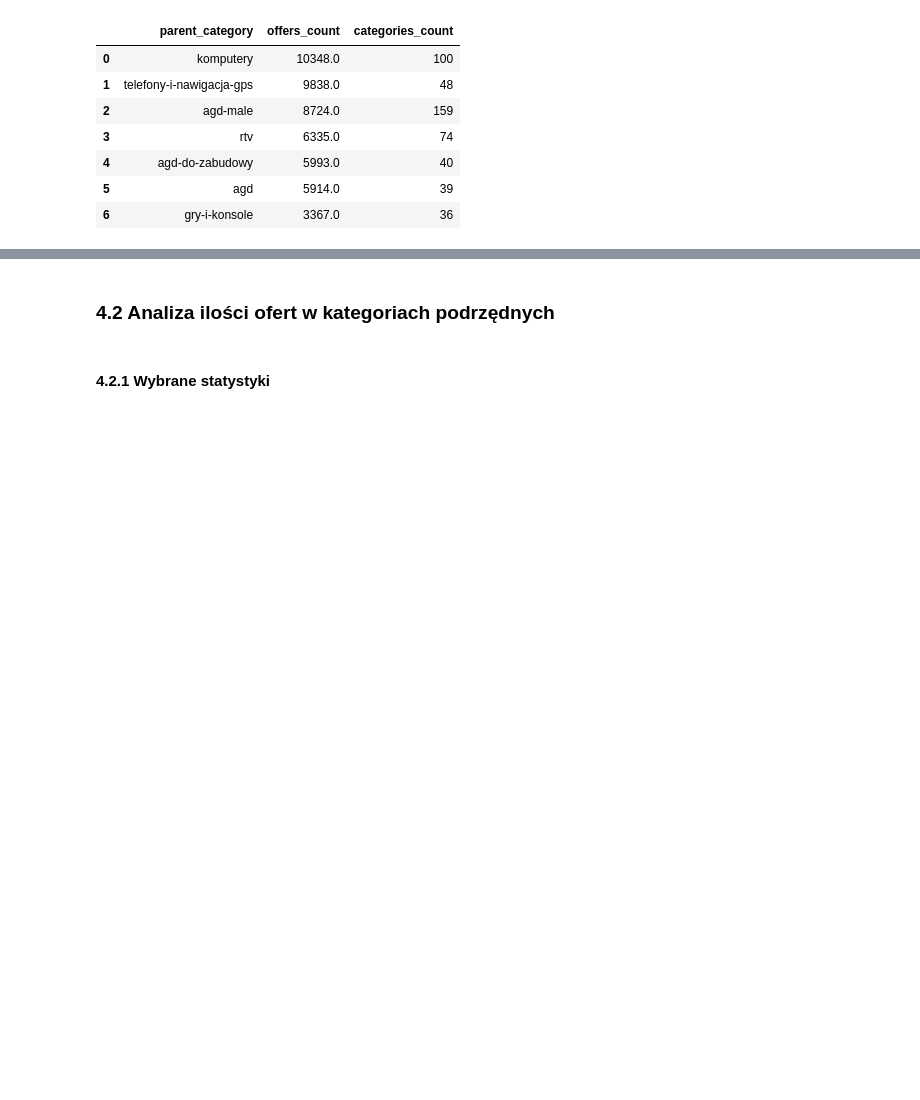
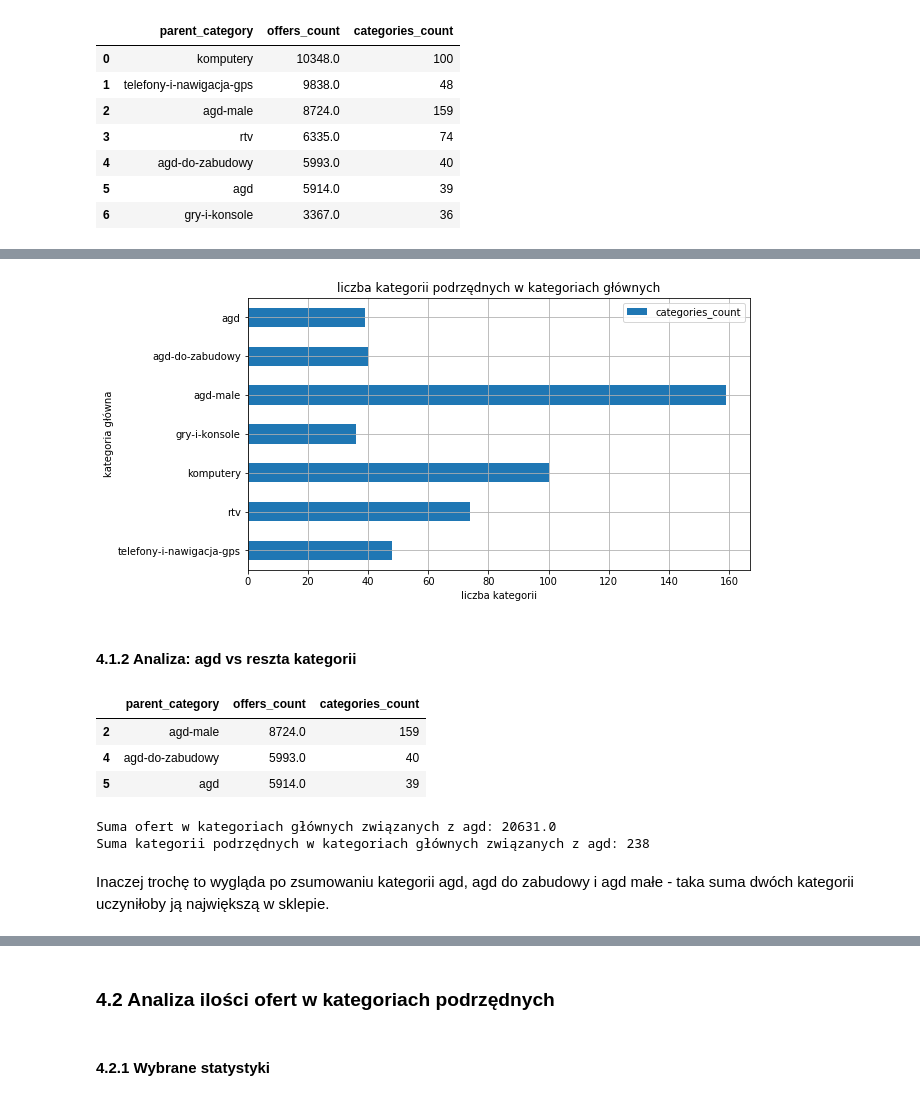
Before and after one commit to grzegorzpokorski/nocna-promocja-euro.com.pl, a Jupyter notebook: categories_analysis.ipynb, the cells around one changed output, grey strips where cells are left out. Cells and saved outputs as stored; diff of their text form; code cells hidden in the pictures; blank space fills up the shorter version.

```diff
--- a/categories_analysis.ipynb
+++ b/categories_analysis.ipynb
@@ -142,0 +91,12 @@ Oferty związane z agd stanowią prawie 50% wszystkich dostępnych ofert w sklep
+# %%
+parent_categories_summary[['parent_category','categories_count']].set_index('parent_category').sort_values(by='parent_category', ascending=False).plot.barh(figsize=(9,5))
+plt.title('liczba kategorii podrzędnych w kategoriach głównych')
+plt.xlabel('liczba kategorii')
+plt.ylabel('kategoria główna')
+plt.grid()
+plt.savefig('./charts/liczba kategorii podrzędnych w kategoriach głównych.png')
+plt.show()
+# %% [output]
+[figure, added]
+# %% [markdown]
+#### 4.1.2 Analiza: agd vs reszta kategorii
@@ -142,0 +106,17 @@ Oferty związane z agd stanowią prawie 50% wszystkich dostępnych ofert w sklep
+# %%
+only_within_agd
+# %% [output]
+|  | parent_category | offers_count | categories_count |
+| 2 | agd-male | 8724.0 | 159 |
+| 4 | agd-do-zabudowy | 5993.0 | 40 |
+| 5 | agd | 5914.0 | 39 |
+# %%
+print(f'Suma ofert w kategoriach głównych związanych z agd: {only_within_agd.offers_count.sum()}')
+print(f'Suma kategorii podrzędnych w kategoriach głównych związanych z agd: {only_within_agd.categories_count.sum()}')
+# %% [output]
+Suma ofert w kategoriach głównych związanych z agd: 20631.0
+Suma kategorii podrzędnych w kategoriach głównych związanych z agd: 238
+# %% [markdown]
+<p>
+Inaczej trochę to wygląda po zsumowaniu kategorii agd, agd do zabudowy i agd małe - taka suma dwóch kategorii uczyniłoby ją największą w sklepie.
+</p>
```
Also changed, not shown: parts of 21 cells of this notebook, 2 other files.
